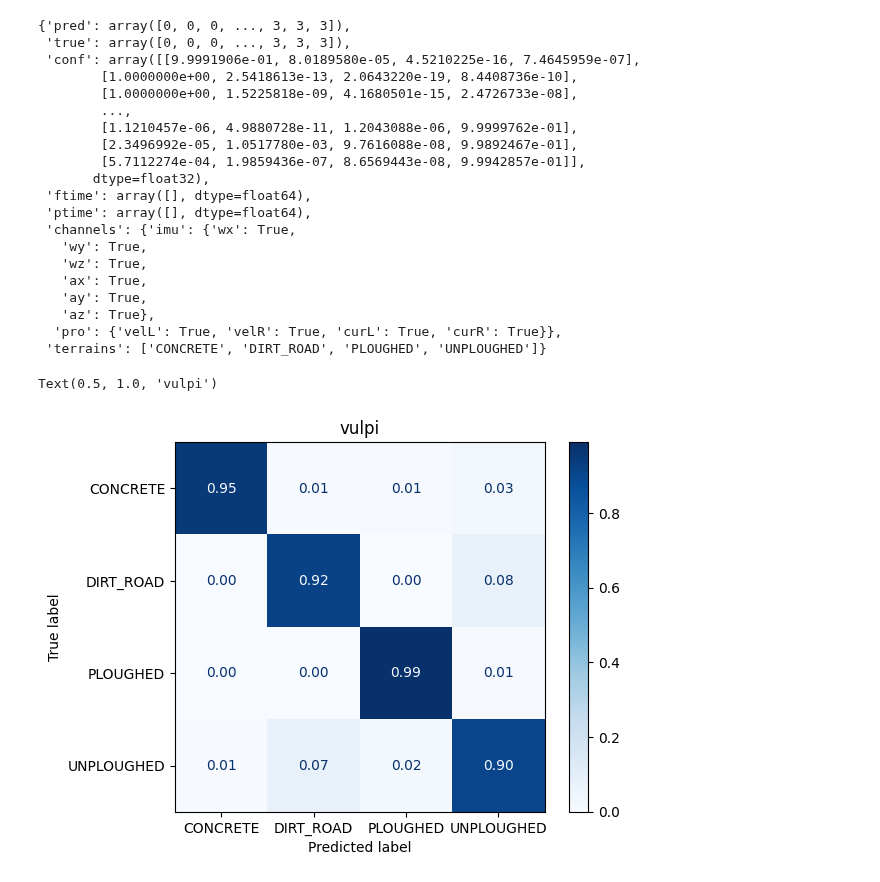
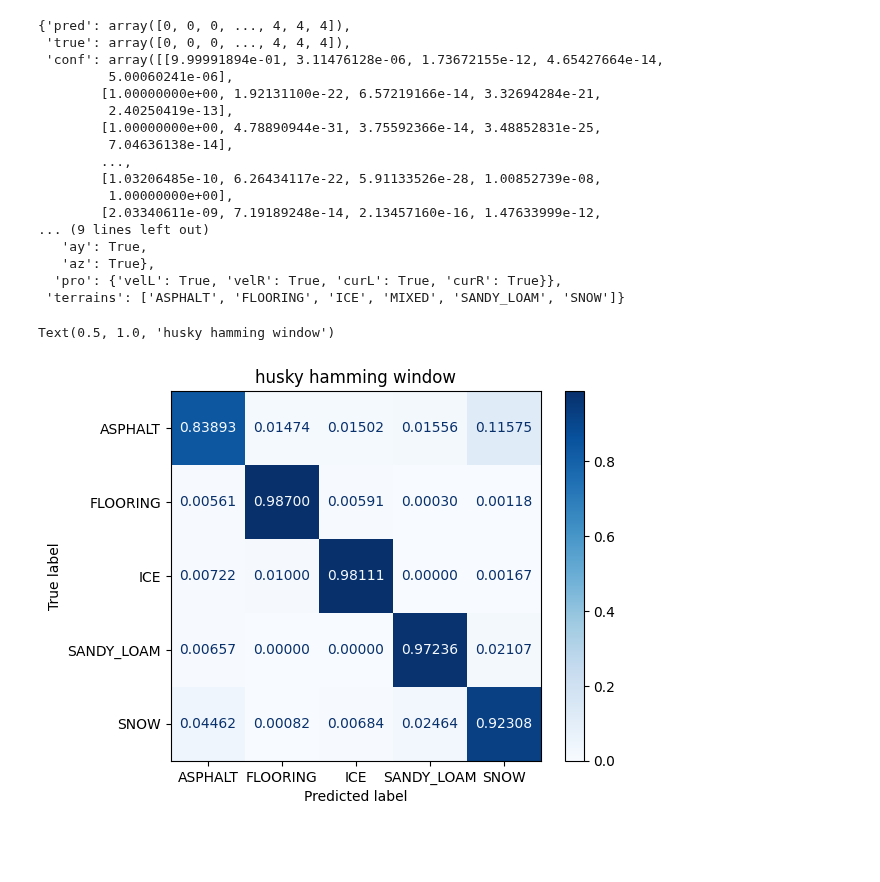
Before and after one commit to norlab-ulaval/BorealTC, a Jupyter notebook: metrics.ipynb, the cells around one changed output. Drawn from its saved outputs; the diff is of its cells as text; code cells hidden in the pictures; blank space fills up the shorter version.

```diff
--- a/metrics.ipynb
+++ b/metrics.ipynb
@@ -11,32 +11,31 @@ from sklearn.metrics import (
     recall_score,
 )
 # %%
-results_dir = Path("results") / "vulpi"
+results_dir = Path("results") / "husky"
+# values = np.load(results_dir / "results_optim6_CNN_mw_1.7.npy", allow_pickle=True).item()
+# values = np.load(results_dir / "results_hamming_CNN_mw_1.7.npy", allow_pickle=True).item()
 values = np.load(results_dir / "results_hamming_CNN_mw_1.7.npy", allow_pickle=True).item()
 terrains = np.array([t for t in values["terrains"] if t != "MIXED"])
 inv_terrains = {t: i for i, t in enumerate(terrains)}
 values
 # %% [output]
-{'pred': array([0, 0, 0, ..., 3, 3, 3]),
- 'true': array([0, 0, 0, ..., 3, 3, 3]),
- 'conf': array([[9.9991906e-01, 8.0189580e-05, 4.5210225e-16, 7.4645959e-07],
-        [1.0000000e+00, 2.5418613e-13, 2.0643220e-19, 8.4408736e-10],
-        [1.0000000e+00, 1.5225818e-09, 4.1680501e-15, 2.4726733e-08],
+{'pred': array([0, 0, 0, ..., 4, 4, 4]),
+ 'true': array([0, 0, 0, ..., 4, 4, 4]),
+ 'conf': array([[9.99991894e-01, 3.11476128e-06, 1.73672155e-12, 4.65427664e-14,
+         5.00060241e-06],
+        [1.00000000e+00, 1.92131100e-22, 6.57219166e-14, 3.32694284e-21,
+         2.40250419e-13],
+        [1.00000000e+00, 4.78890944e-31, 3.75592366e-14, 3.48852831e-25,
+         7.04636138e-14],
         ...,
-        [1.1210457e-06, 4.9880728e-11, 1.2043088e-06, 9.9999762e-01],
-        [2.3496992e-05, 1.0517780e-03, 9.7616088e-08, 9.9892467e-01],
-        [5.7112274e-04, 1.9859436e-07, 8.6569443e-08, 9.9942857e-01]],
-       dtype=float32),
- 'ftime': array([], dtype=float64),
- 'ptime': array([], dtype=float64),
- 'channels': {'imu': {'wx': True,
-   'wy': True,
-   'wz': True,
-   'ax': True,
+        [1.03206485e-10, 6.26434117e-22, 5.91133526e-28, 1.00852739e-08,
+         1.00000000e+00],
+        [2.03340611e-09, 7.19189248e-14, 2.13457160e-16, 1.47633999e-12,
+... (9 lines left out)
    'ay': True,
    'az': True},
   'pro': {'velL': True, 'velR': True, 'curL': True, 'curR': True}},
- 'terrains': ['CONCRETE', 'DIRT_ROAD', 'PLOUGHED', 'UNPLOUGHED']}
+ 'terrains': ['ASPHALT', 'FLOORING', 'ICE', 'MIXED', 'SANDY_LOAM', 'SNOW']}
 # %%
 clf_values = values
 # clf_values = values[1700]
@@ -53,17 +52,17 @@ terr_test = terrains[ytest]
 # %%
 disp = ConfusionMatrixDisplay.from_predictions(
     terr_test,
     terr_pred,
     labels=terrains,
     display_labels=terrains,
     normalize="true",
-    values_format=".2f",
+    values_format=".5f",
     cmap="Blues",
 )
-disp.ax_.set_title(results_dir.stem)
+disp.ax_.set_title(results_dir.stem + ' hamming window')
 # %% [output]
-Text(0.5, 1.0, 'vulpi')
+Text(0.5, 1.0, 'husky hamming window')
-[figure, old version]
+[figure, new version]
 # %%
 disp = ConfusionMatrixDisplay.from_predictions(
     terr_test,
```
Also changed, not shown: parts of 2 cells of this notebook, 5 other files.
